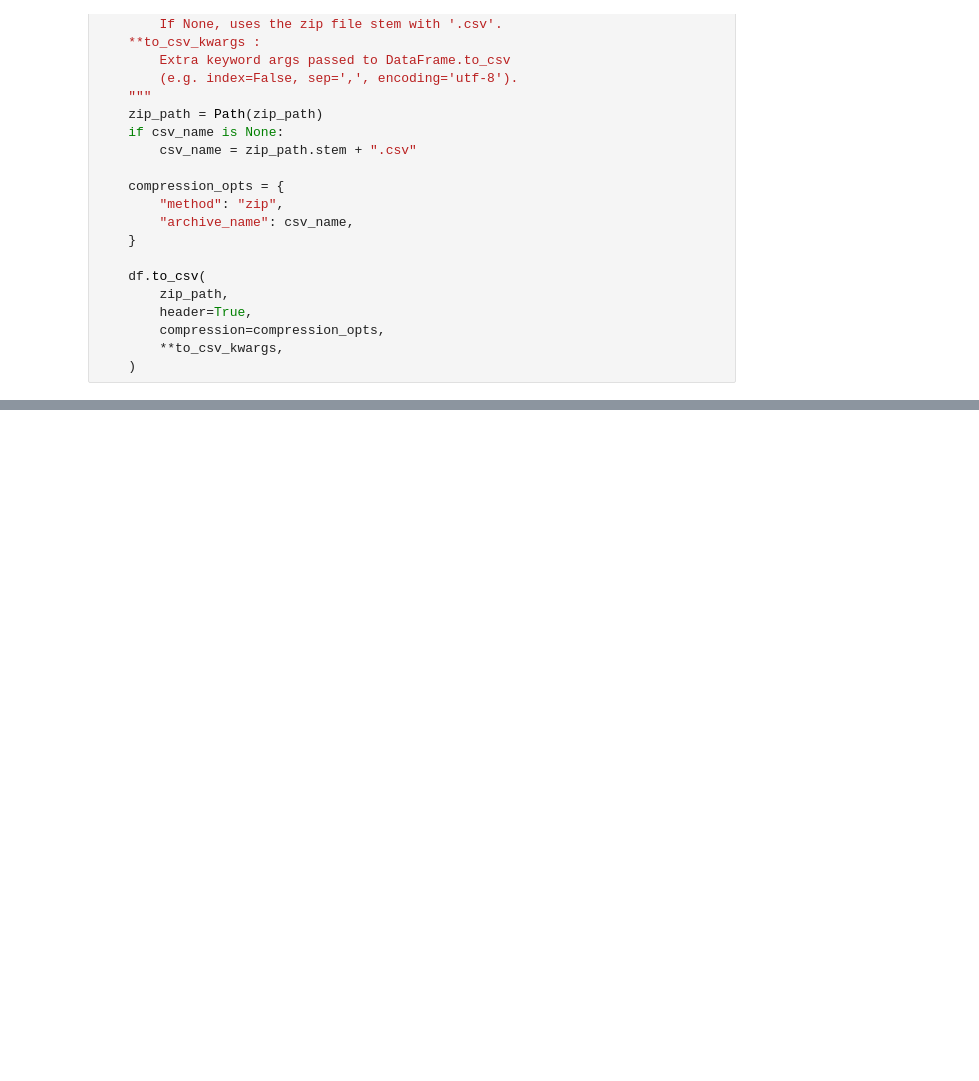
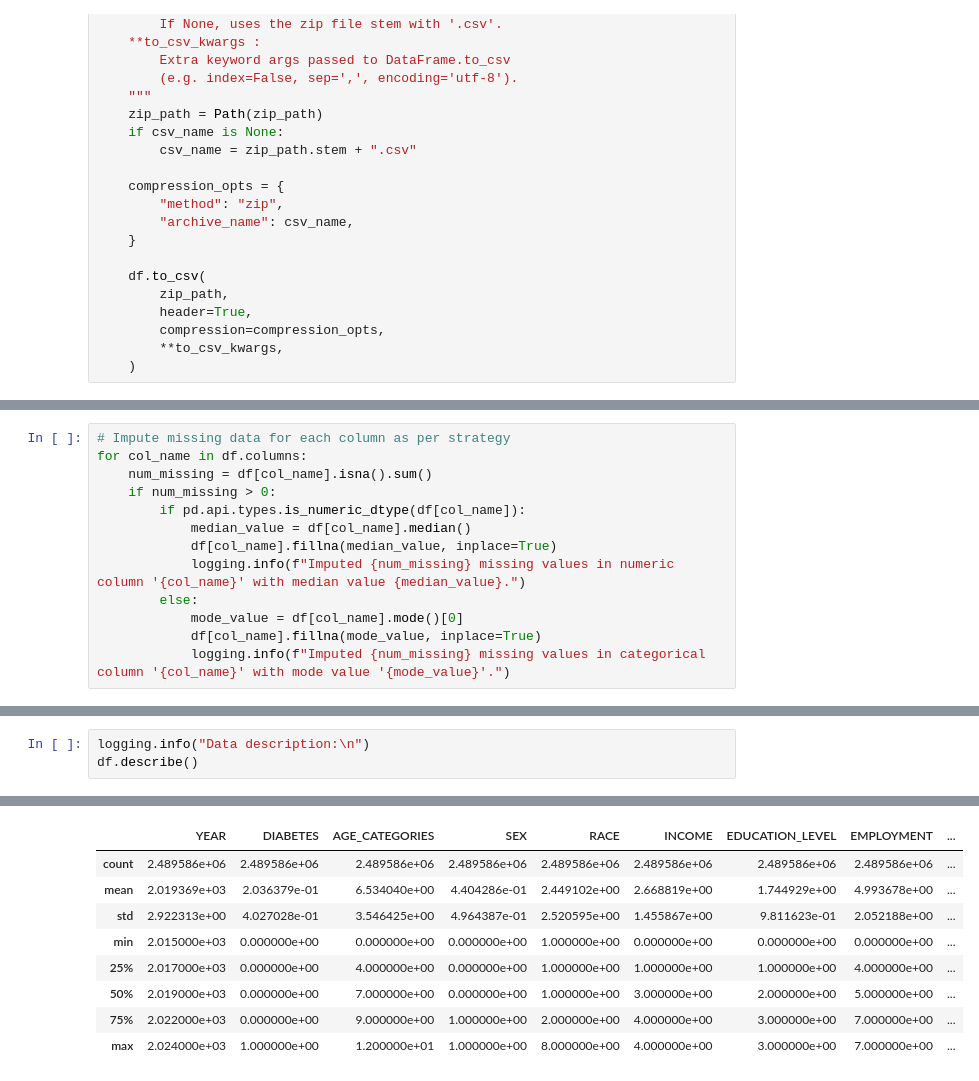
Before and after one commit to cmendonsa/brfss-diabetes-trends, a Jupyter notebook: analysis/2_data_preparation.ipynb, the cells around one changed output, grey strips where cells are left out. Drawn from its saved outputs; the diff is of its cells as text; blank space fills up the shorter version.

```diff
--- a/analysis/2_data_preparation.ipynb
+++ b/analysis/2_data_preparation.ipynb
@@ -185,0 +247,13 @@ for col in df.columns:
+# %%
+# Impute missing data for each column as per strategy
+for col_name in df.columns:
+    num_missing = df[col_name].isna().sum()
+    if num_missing > 0:
+        if pd.api.types.is_numeric_dtype(df[col_name]):
+            median_value = df[col_name].median()
+            df[col_name].fillna(median_value, inplace=True)
+            logging.info(f"Imputed {num_missing} missing values in numeric column '{col_name}' with median value {median_value}.")
+        else:
+            mode_value = df[col_name].mode()[0]
+            df[col_name].fillna(mode_value, inplace=True)
+            logging.info(f"Imputed {num_missing} missing values in categorical column '{col_name}' with mode value '{mode_value}'.")
@@ -228,0 +331,4 @@ logging.info(f"The BRFSS 2015-2024 dataset has been successfully prepared and is
+# %%
+logging.info("Data description:\n")
+df.describe()
+# %% [output]
@@ -228,0 +336,9 @@ logging.info(f"The BRFSS 2015-2024 dataset has been successfully prepared and is
+|  | YEAR | DIABETES | AGE_CATEGORIES | SEX | RACE | INCOME | EDUCATION_LEVEL | EMPLOYMENT | ... |
+| count | 2.489586e+06 | 2.489586e+06 | 2.489586e+06 | 2.489586e+06 | 2.489586e+06 | 2.489586e+06 | 2.489586e+06 | 2.489586e+06 | ... |
+| mean | 2.019369e+03 | 2.036379e-01 | 6.534040e+00 | 4.404286e-01 | 2.449102e+00 | 2.668819e+00 | 1.744929e+00 | 4.993678e+00 | ... |
+| std | 2.922313e+00 | 4.027028e-01 | 3.546425e+00 | 4.964387e-01 | 2.520595e+00 | 1.455867e+00 | 9.811623e-01 | 2.052188e+00 | ... |
+| min | 2.015000e+03 | 0.000000e+00 | 0.000000e+00 | 0.000000e+00 | 1.000000e+00 | 0.000000e+00 | 0.000000e+00 | 0.000000e+00 | ... |
+| 25% | 2.017000e+03 | 0.000000e+00 | 4.000000e+00 | 0.000000e+00 | 1.000000e+00 | 1.000000e+00 | 1.000000e+00 | 4.000000e+00 | ... |
+| 50% | 2.019000e+03 | 0.000000e+00 | 7.000000e+00 | 0.000000e+00 | 1.000000e+00 | 3.000000e+00 | 2.000000e+00 | 5.000000e+00 | ... |
+| 75% | 2.022000e+03 | 0.000000e+00 | 9.000000e+00 | 1.000000e+00 | 2.000000e+00 | 4.000000e+00 | 3.000000e+00 | 7.000000e+00 | ... |
+| max | 2.024000e+03 | 1.000000e+00 | 1.200000e+01 | 1.000000e+00 | 8.000000e+00 | 4.000000e+00 | 3.000000e+00 | 7.000000e+00 | ... |
```
Also changed, not shown: parts of 29 cells of this notebook.
